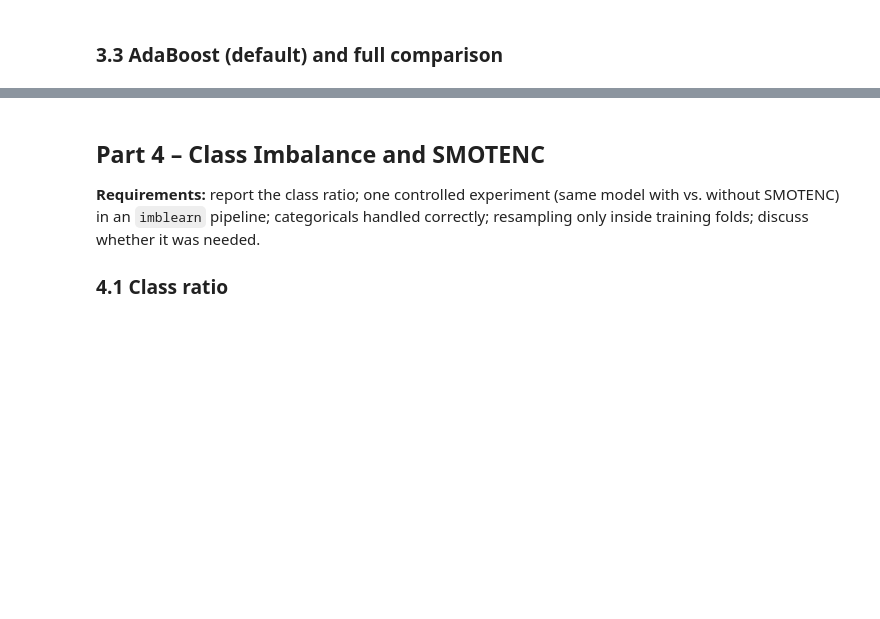
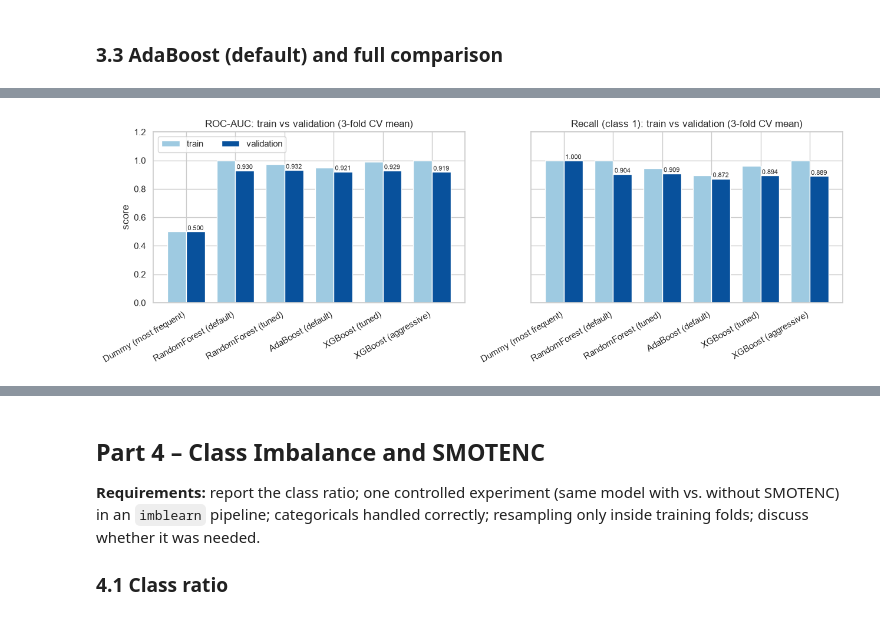
Before and after one commit to alhaiqi/eece-490-assignment, a Jupyter notebook: Member2_Models_SMOTENC.ipynb, the cells around one changed output, grey strips where cells are left out. Drawn from its saved outputs; the diff is of its cells as text; code cells hidden in the pictures; blank space fills up the shorter version.

Commit message:
checkpoint: Member 2 complete

```diff
--- a/Member2_Models_SMOTENC.ipynb
+++ b/Member2_Models_SMOTENC.ipynb
@@ -163,2 +224,27 @@ Best XGB params: {'model__learning_rate': 0.05, 'model__max_depth': 3} | mean va
 # %%
-# TODO: train vs validation table / plot (overfitting check)
+# Overfitting check: mean train vs validation score and their gap, per model
+gap_rows = []
+for name, r in part3_cv.items():
+    row = {"model": name}
+    for m in ("roc_auc", "recall", "accuracy"):
+        row[f"train_{m}"] = r[f"train_{m}"].mean()
+        row[f"val_{m}"] = r[f"test_{m}"].mean()
+        row[f"gap_{m}"] = row[f"train_{m}"] - row[f"val_{m}"]
+    gap_rows.append(row)
+part3_gap = pd.DataFrame(gap_rows).set_index("model").round(3) + 0.0   # + 0.0 turns -0.0 into 0.0
+display(part3_gap)
+
+fig, axes = plt.subplots(1, 2, figsize=(13, 4.5), sharey=True)
+x, w = np.arange(len(part3_gap)), 0.38
+for ax, m, title in [(axes[0], "roc_auc", "ROC-AUC"), (axes[1], "recall", "Recall (class 1)")]:
+    ax.bar(x - w / 2, part3_gap[f"train_{m}"], w, label="train", color="#9ecae1")
+    ax.bar(x + w / 2, part3_gap[f"val_{m}"], w, label="validation", color="#08519c")
+    for xi, v in zip(x, part3_gap[f"val_{m}"]):
+        ax.text(xi + w / 2, v + 0.01, f"{v:.3f}", ha="center", fontsize=8)
+    ax.set_xticks(x, part3_gap.index, rotation=30, ha="right")
+    ax.set_title(f"{title}: train vs validation (3-fold CV mean)")
+    ax.set_ylim(0, 1.2)
+axes[0].set_ylabel("score"); axes[0].legend(loc="upper left", ncol=2)
+plt.tight_layout()
+plt.show()
+# %% [output]
@@ -165,2 +259,3 @@ Best XGB params: {'model__learning_rate': 0.05, 'model__max_depth': 3} | mean va
+[figure, added]
 # %% [markdown]
 ### 3.4 Interpretation and guiding questions
```
Also changed, not shown: parts of 14 cells of this notebook, 1 other file.
